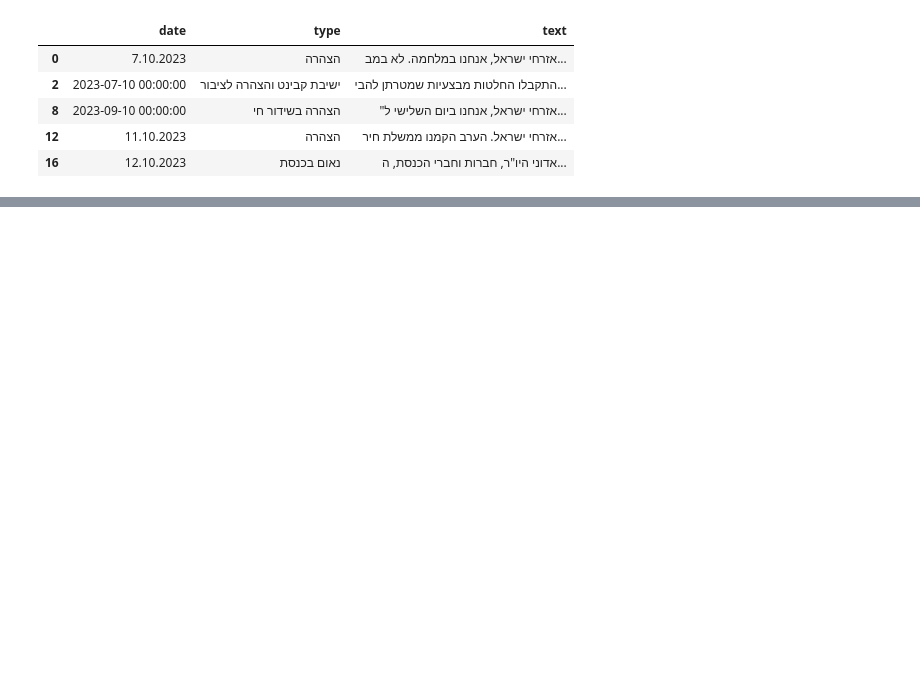
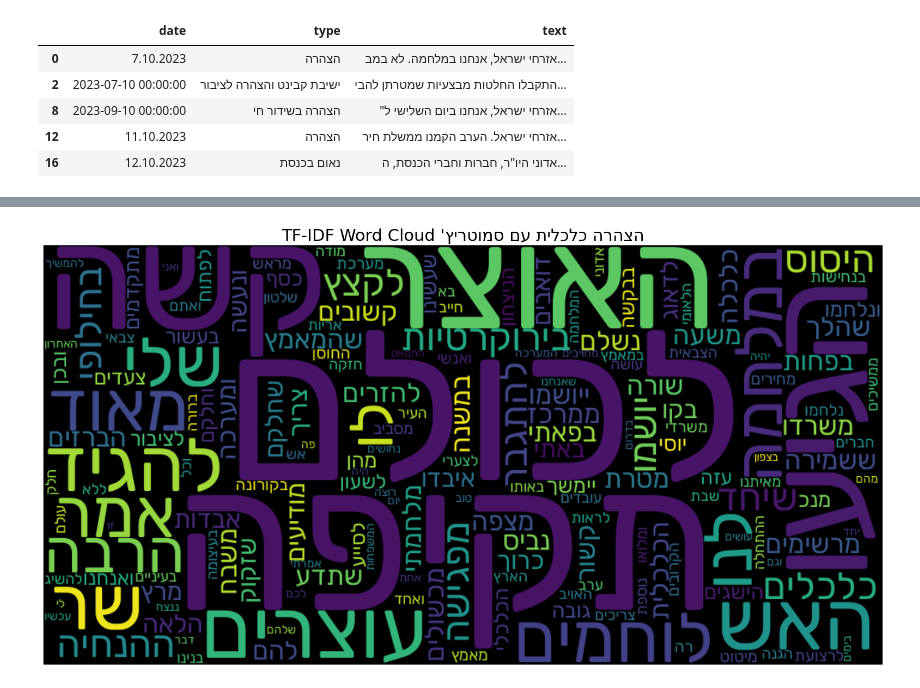
Before and after one commit to ErezLavi/hw3-nlp, a Jupyter notebook: hw3.ipynb, the cells around one changed output, grey strips where cells are left out. Cells and saved outputs as stored; diff of their text form; code cells hidden in the pictures; blank space fills up the shorter version.

```diff
--- a/hw3.ipynb
+++ b/hw3.ipynb
@@ -170,0 +187,4 @@ plot_wordcloud_from_scores(bibi_doc_scores, filtered_bibi_df['year'][doc_index],
+# %%
+view_doc_tfidf_scores(10)
+# %% [output]
+[figure, added]
```
Also changed, not shown: parts of 24 cells of this notebook.
